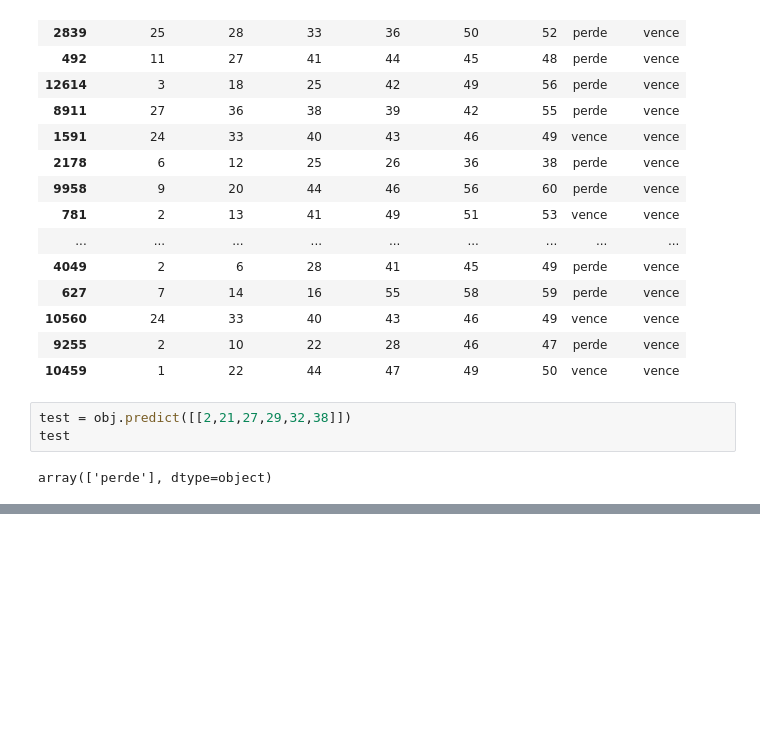
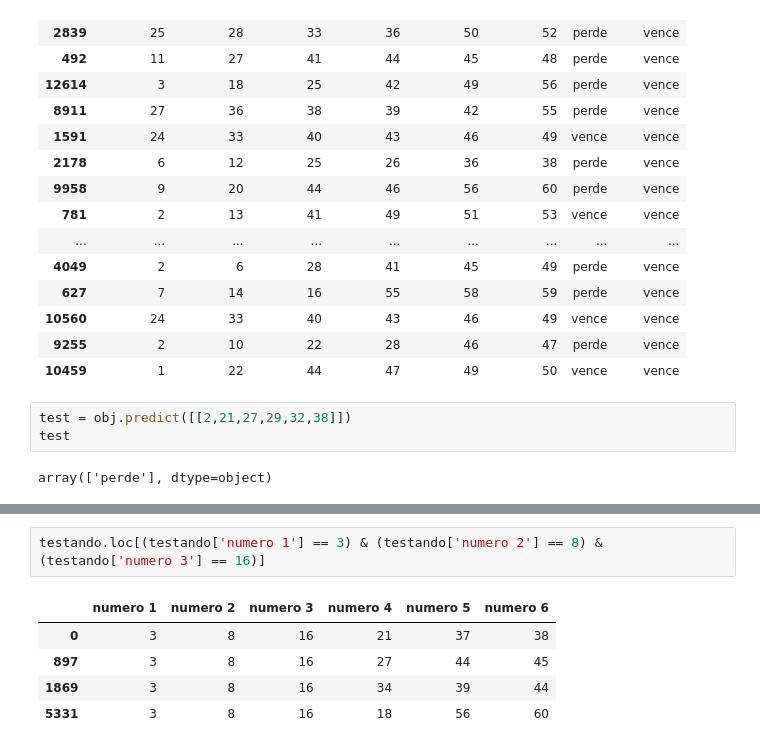
Before and after one commit to joaopedro-r/pegar-jogos-megaSena, a Jupyter notebook: mega_IA.ipynb, the cells around one changed output, grey strips where cells are left out. Drawn from its saved outputs; the diff is of its cells as text; blank space fills up the shorter version.

```diff
--- a/mega_IA.ipynb
+++ b/mega_IA.ipynb
@@ -294,0 +343,8 @@ num
+# %%
+testando.loc[(testando['numero 1'] == 3) & (testando['numero 2'] == 8) & (testando['numero 3'] == 16)]
+# %% [output]
+|  | numero 1 | numero 2 | numero 3 | numero 4 | numero 5 | numero 6 |
+| 0 | 3 | 8 | 16 | 21 | 37 | 38 |
+| 897 | 3 | 8 | 16 | 27 | 44 | 45 |
+| 1869 | 3 | 8 | 16 | 34 | 39 | 44 |
+| 5331 | 3 | 8 | 16 | 18 | 56 | 60 |
```
Also changed, not shown: parts of 14 cells of this notebook, 5 other files.
